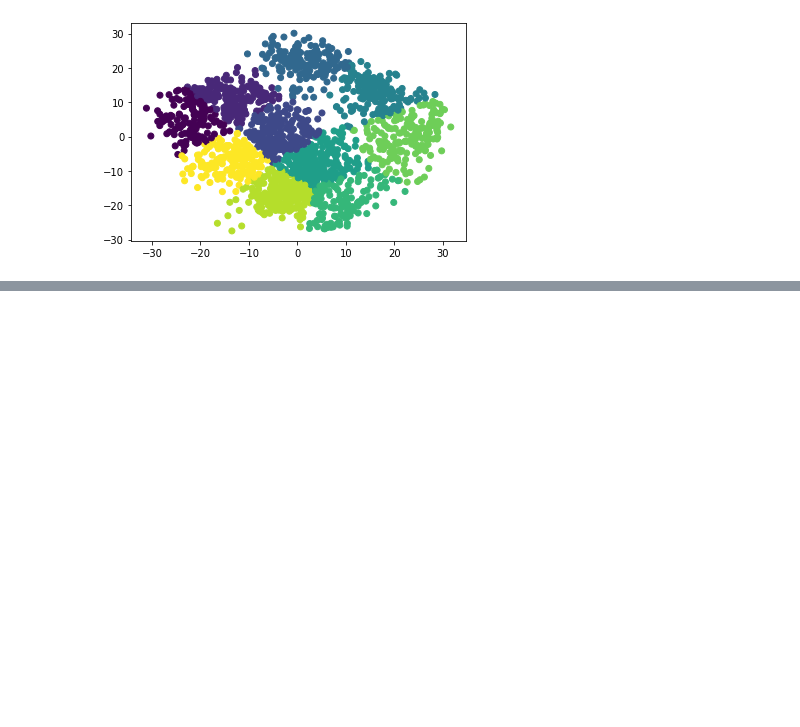
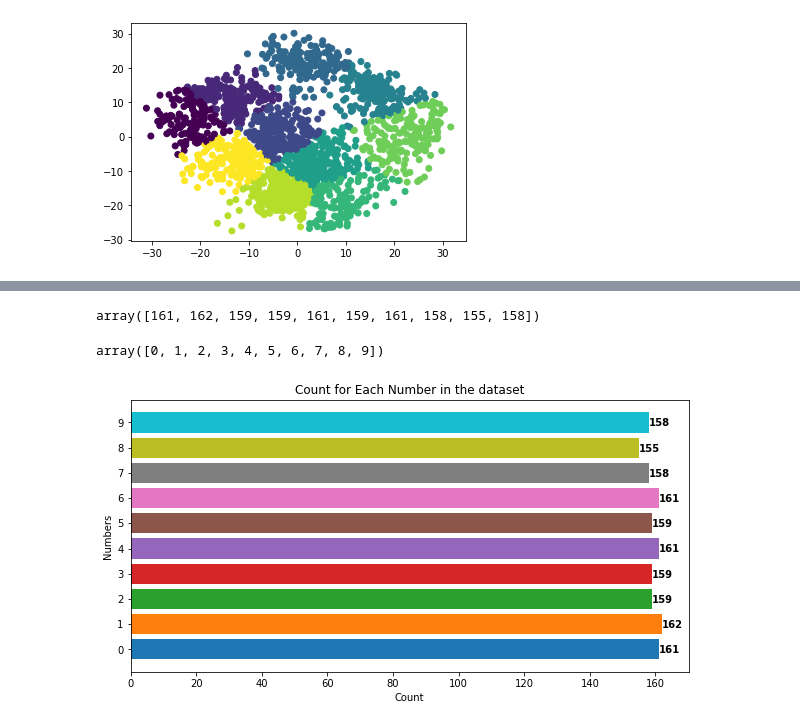
Before and after one commit to mosemb/Assignments_Wellbeing-Technologies, a Jupyter notebook: Assignment3/Assignment_3.ipynb, the cells around one changed output, grey strips where cells are left out. Drawn from its saved outputs; the diff is of its cells as text; code cells hidden in the pictures; blank space fills up the shorter version.

```diff
--- a/Assignment3/Assignment_3.ipynb
+++ b/Assignment3/Assignment_3.ipynb
@@ -443,7 +443,3 @@ KMeans(init=array([[0.67145624, 0.31808488],
        n_clusters=10, n_init=1, random_state=0)
 <matplotlib.collections.PathCollection at 0x...>
 [figure]
-# %%
-import pandas as pd
-data = pd.read_csv("http://archive.ics.uci.edu/ml/machine-learning-databases/semeion/semeion.data",
-               delimiter = r"\s+", header=None)
@@ -495,0 +500,4 @@ t.shape
+# %%
+# https://stackoverflow.com/questions/19056125/reading-a-file-into-a-multidimensional-array-with-python
+with open("semeion.data") as textFile:
+    data = [line.split() for line in textFile]
@@ -495,0 +508,8 @@ t.shape
+# %%
+
+# Converting the data into an array containing float values as originally present in the .data file
+print(type(data))
+data = np.asarray(data)
+print(type(data))
+data = data.astype(float) # https://stackoverflow.com/questions/31695360/convert-multidimensional-array-string-to-float-in-python
+print(type(data))
@@ -495,0 +533,5 @@ t.shape
+# %%
+# Storing the last 10 values of each row in the array as Y
+y = data[:,-10:]
+print(y.shape)
+y
@@ -495,0 +547,27 @@ t.shape
+# %%
+# Number of records for each number in the dataset
+sum(y).astype('int')
+# %% [output]
+array([161, 162, 159, 159, 161, 159, 161, 158, 155, 158])
+# %%
+numbers = np.arange(10)
+numbers
+# %% [output]
+array([0, 1, 2, 3, 4, 5, 6, 7, 8, 9])
+# %%
+numbers = np.arange(10) # y-axis : Numbers 0 to 9
+count = sum(y).astype('int') # x-axis : Number of records for each number in the dataset
+colors = sns.color_palette(None, 10) # 10 random colors
+fig, ax = plt.subplots(figsize=(10,5))
+ax.barh(numbers, count, color=colors)
+plt.title('Count for Each Number in the dataset')
+plt.xlabel('Count')
+plt.ylabel('Numbers')
+plt.yticks(numbers) # Display all the x coordinates
+
+# Display Count at end of each bar
+for i, v in enumerate(count):
+    ax.text(v, i-0.15, str(v), fontweight='bold')
+plt.show()
+# %% [output]
+[figure, added]
```
Also changed, not shown: parts of 43 cells of this notebook.
